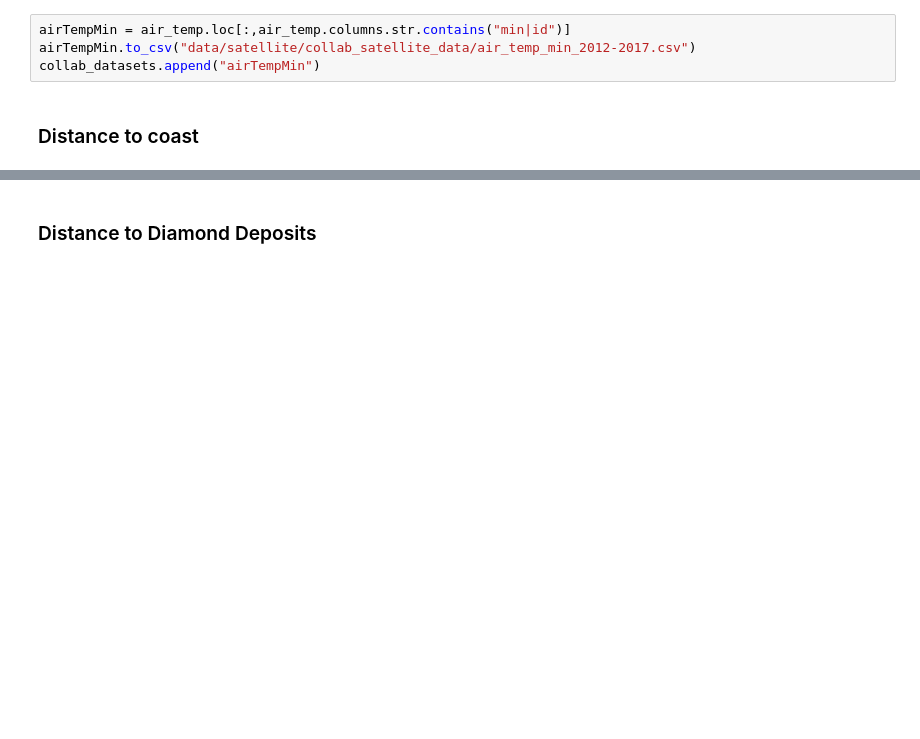
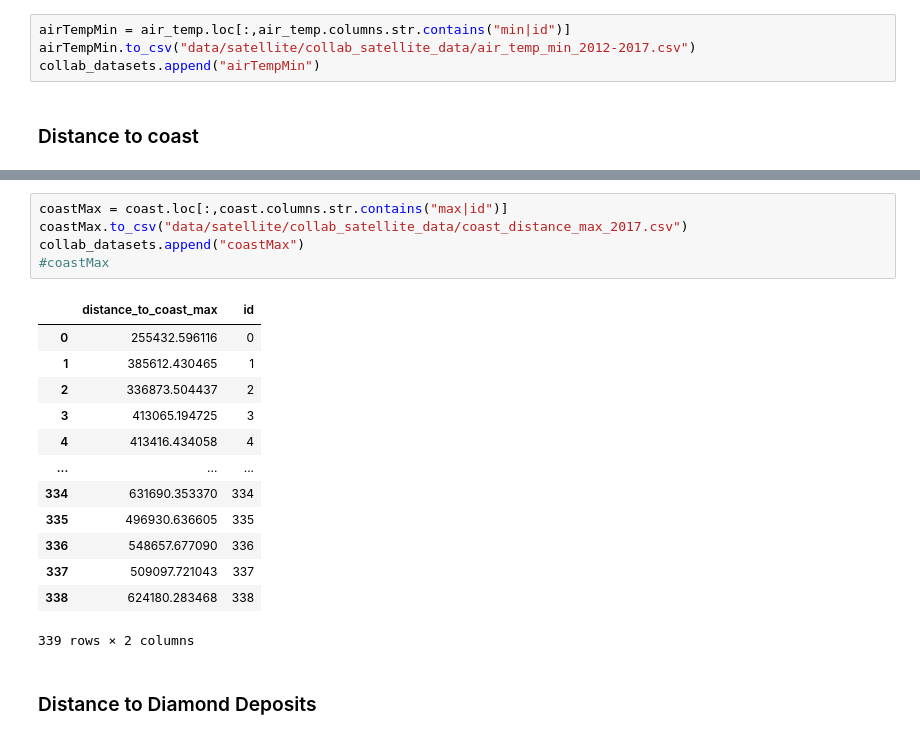
Before and after one commit to HendrixPeralta/bol_hdi_prediction, a Jupyter notebook: 99_collab_satellite_data.ipynb, the cells around one changed output, grey strips where cells are left out. Drawn from its saved outputs; the diff is of its cells as text; blank space fills up the shorter version.

```diff
--- a/99_collab_satellite_data.ipynb
+++ b/99_collab_satellite_data.ipynb
@@ -153,3 +174,22 @@ coast
+# %%
+coastMax = coast.loc[:,coast.columns.str.contains("max|id")]
+coastMax.to_csv("data/satellite/collab_satellite_data/coast_distance_max_2017.csv")
+collab_datasets.append("coastMax")
+#coastMax
+# %% [output]
+|  | distance_to_coast_max | id |
+| 0 | 255432.596116 | 0 |
+| 1 | 385612.430465 | 1 |
+| 2 | 336873.504437 | 2 |
+| 3 | 413065.194725 | 3 |
+| 4 | 413416.434058 | 4 |
+| ... | ... | ... |
+| 334 | 631690.353370 | 334 |
+| 335 | 496930.636605 | 335 |
+| 336 | 548657.677090 | 336 |
+| 337 | 509097.721043 | 337 |
+| 338 | 624180.283468 | 338 |
+339 rows × 2 columns
 # %% [markdown]
 ### Distance to Diamond Deposits
 # %%
```
Also changed, not shown: parts of 3 cells of this notebook, 3 other files.
